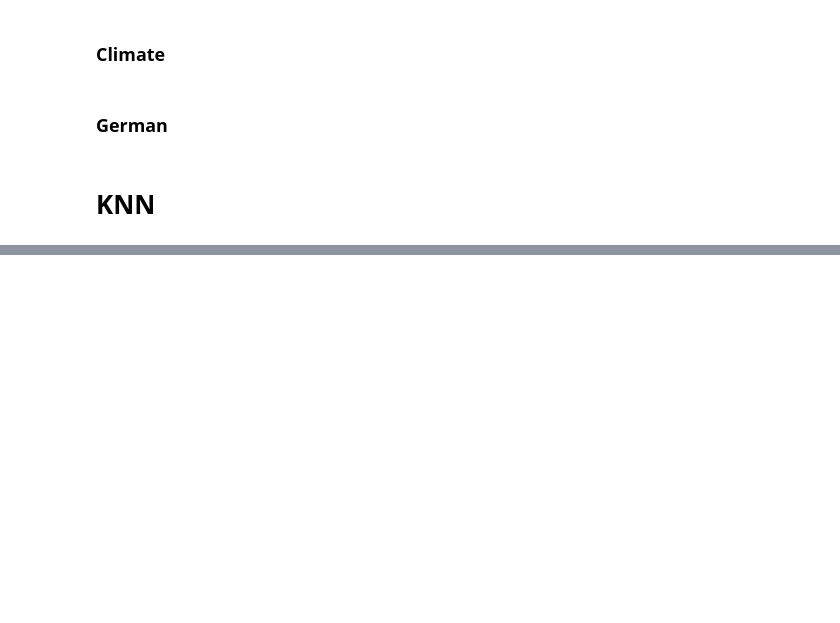
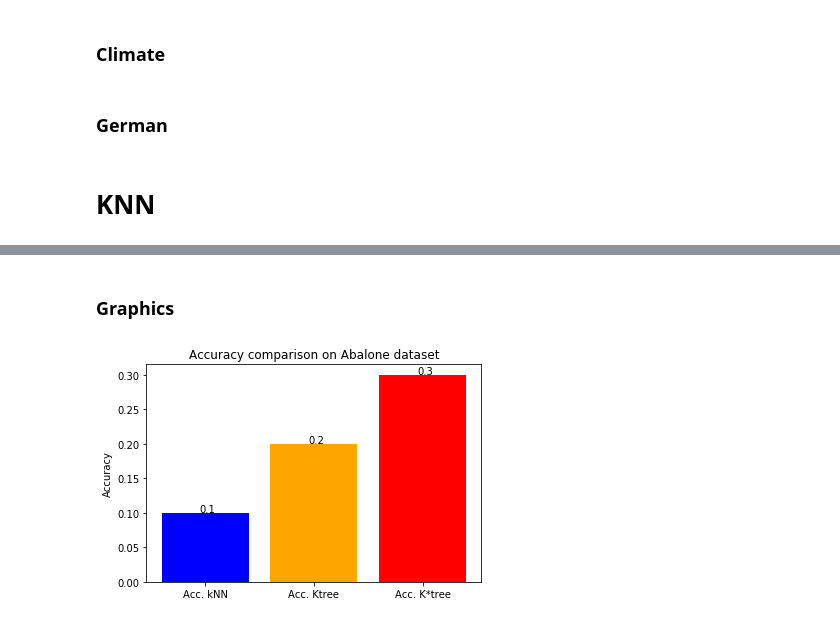
Before and after one commit to CarlosPena00/CIn-IF699-AM, a Jupyter notebook: project.ipynb, the cells around one changed output, grey strips where cells are left out. Saved outputs shown, nothing was run; the diff lists cells and outputs as text; code cells hidden in the pictures; blank space fills up the shorter version.

Commit message:
Add files via upload
Add Graph Plot Functions

```diff
--- a/project.ipynb
+++ b/project.ipynb
@@ -208,0 +338,18 @@ print(f"KTree, {acc.mean():0.4f} +/- {acc.std():0.4f}, TH: {th_value}")
+# %% [markdown]
+### Graphics
+# %%
+def plot_bar(dataset,acc_knn,acc_ktree,acc_kstar):#simple bar plot, two bars to compare accuracy
+    x = np.arange(3)
+    labels = [acc_knn, acc_ktree, acc_kstar ]
+    fig, ax = plt.subplots()
+    plt.bar(x, labels,color=['blue', 'orange', 'red'])
+    plt.xticks(x, ('Acc. kNN', 'Acc. Ktree', 'Acc. K*tree'))
+    plt.ylabel('Accuracy')
+    for i, v in enumerate(labels):
+        plt.text(x[i]-0.05, v+0.001, str(v))
+    plt.title('Accuracy comparison on ' +dataset+ ' dataset')
+    plt.show()
+# %%
+plot_bar('Abalone',.1,.2,.3)
+# %% [output]
+[figure, added]
```
Also changed, not shown: parts of 8 cells of this notebook, 1 other file.
